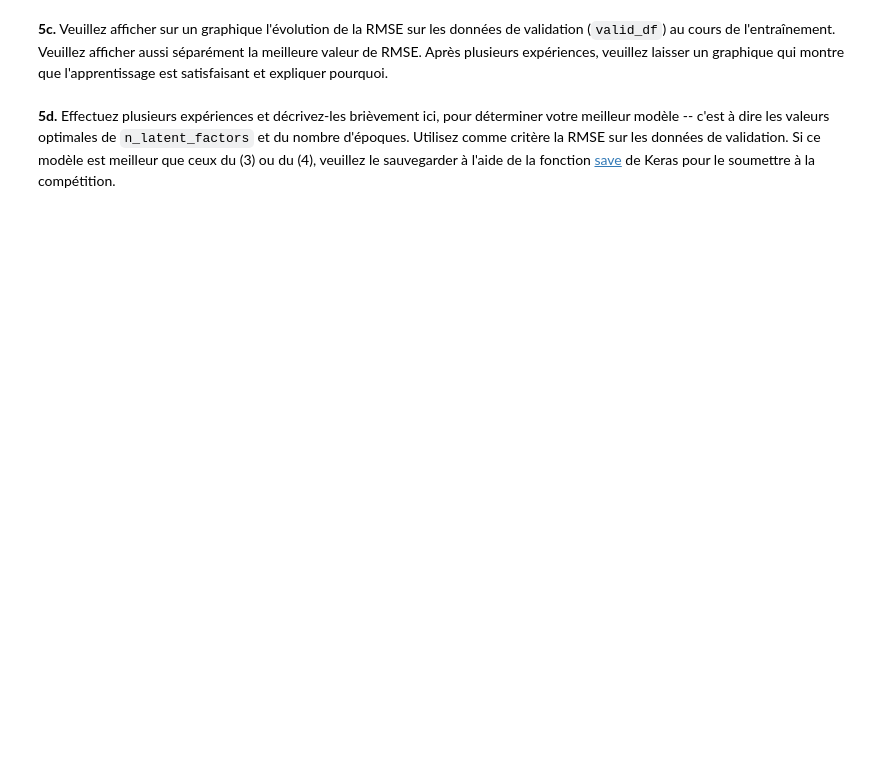
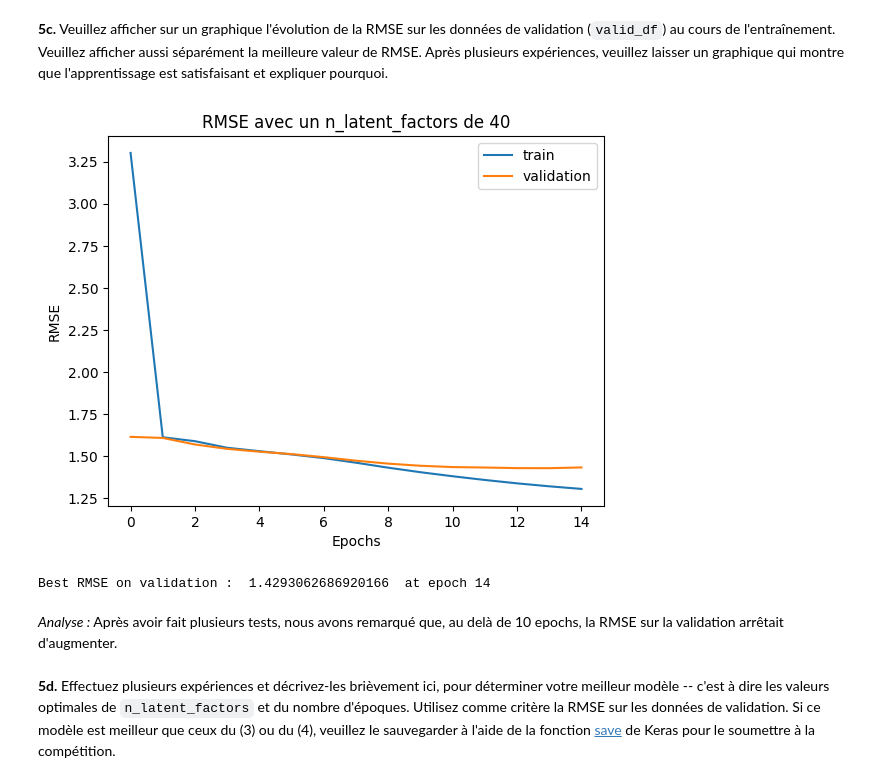
Before and after one commit to Raynobrak/heigvd-labos-apn, a Jupyter notebook: Labo8/Labo8_RecSys_AnçayCharbonnier.ipynb, the cells around one changed output. Cells and saved outputs as stored; diff of their text form; code cells hidden in the pictures; blank space fills up the shorter version.

```diff
--- a/Labo8/Labo8_RecSys_AnçayCharbonnier.ipynb
+++ b/Labo8/Labo8_RecSys_AnçayCharbonnier.ipynb
@@ -110,10 +109,10 @@ Indication : pour calculer le nombre de ratings par film, appliquer `groupby()`
 
 Dans `train_df`, combien de *ratings* a formulé l'utilisateur qui s'est le plus souvent exprimé ?  (Autrement dit, quel est le nombre maximal de *ratings* donnés par un utilisateur ?)  Combien de *ratings* a formulé l'utilisateur qui s'est le moins souvent exprimé ?
 # %%
-n_users = train_df['newUserId'].nunique()
-n_movies = train_df['newMovieId'].nunique()
+N_USERS = train_df['newUserId'].nunique()
+N_MOVIES = train_df['newMovieId'].nunique()
 
-print("n_users = ", n_users, ", n_movies = ", n_movies)
+print("n_users = ", N_USERS, ", n_movies = ", N_MOVIES)
 
 #Nombre moyen de ratings par utilisateur/par film
 print("Nombre moyen de ratings par utilisateur : ", train_df.groupby('newUserId')["rating"].count().mean())
@@ -428,2 +448,25 @@ model.compile(optimizer='adam', loss='mean_squared_error', metrics=[RootMeanSqua
+# %%
+# Définition du modèle
+n_latent_factors = 40
+
+user_input = Input(shape=[1], name='user')
+user_embedding = Embedding(input_dim=N_USERS + 1, output_dim=n_latent_factors, name='user_embedding')(user_input)
+user_vec = Flatten(name='flatten_users')(user_embedding)
+
+movie_input = Input(shape=[1], name='movie')
+movie_embedding = Embedding(input_dim=N_MOVIES + 1, output_dim=n_latent_factors, name='movie_embedding')(movie_input)
+movie_vec = Flatten(name='flatten_movies')(movie_embedding)
+
+product = dot([movie_vec, user_vec], axes=1)
 # %% [markdown]
 **5b.** Veuillez entraîner le modèle pendant un certain nombre d'époques et sauvegarder l'historique des scores.
+# %%
+model = Model(inputs=[user_input, movie_input], outputs=product)
+model.compile(optimizer='adam', loss='mean_squared_error', metrics=[RootMeanSquaredError()])
+
+nbrEpochs = 15
+
+# Entraînement du modèle
+history = model.fit(x=[train_df['newUserId'], train_df['newMovieId']], y=train_df['rating'],
+                    batch_size=128, epochs=nbrEpochs, verbose=1,
+                    validation_data=([valid_df['newUserId'], valid_df['newMovieId']], valid_df['rating']))
@@ -430,4 +491,19 @@ model.compile(optimizer='adam', loss='mean_squared_error', metrics=[RootMeanSqua
 # %% [markdown]
 **5c.** Veuillez afficher sur un graphique l'évolution de la RMSE sur les données de validation (`valid_df`) au cours de l'entraînement.  Veuillez afficher aussi séparément la meilleure valeur de RMSE.  Après plusieurs expériences, veuillez laisser un graphique qui montre que l'apprentissage est satisfaisant et expliquer pourquoi.
+# %%
+plt.plot(history.history['root_mean_squared_error'], label='train')
+plt.plot(history.history['val_root_mean_squared_error'], label='validation')
+plt.xlabel('Epochs')
+plt.ylabel('RMSE')
+plt.title('RMSE avec un n_latent_factors de ' + str(n_latent_factors))
+plt.legend()
+plt.show()
+
+print("Best RMSE on validation : ", min(history.history['val_root_mean_squared_error']), " at epoch", np.argmin(history.history['val_root_mean_squared_error'])+1)
+# %% [output]
+[figure, added]
+Best RMSE on validation :  1.4293062686920166  at epoch 14
+# %% [markdown]
+*Analyse :* Après avoir fait plusieurs tests, nous avons remarqué que, au delà de 10 epochs, la RMSE sur la validation arrêtait d'augmenter.
 # %% [markdown]
 **5d.** Effectuez plusieurs expériences et décrivez-les brièvement ici, pour déterminer votre meilleur modèle -- c'est à dire les valeurs optimales de `n_latent_factors` et du nombre d'époques.  Utilisez comme critère la RMSE sur les données de validation.  Si ce modèle est meilleur que ceux du (3) ou du (4), veuillez le sauvegarder à l'aide de la fonction [save](https://keras.io/guides/serialization_and_saving/) de Keras pour le soumettre à la compétition.
```
Also changed, not shown: parts of 28 cells of this notebook.
